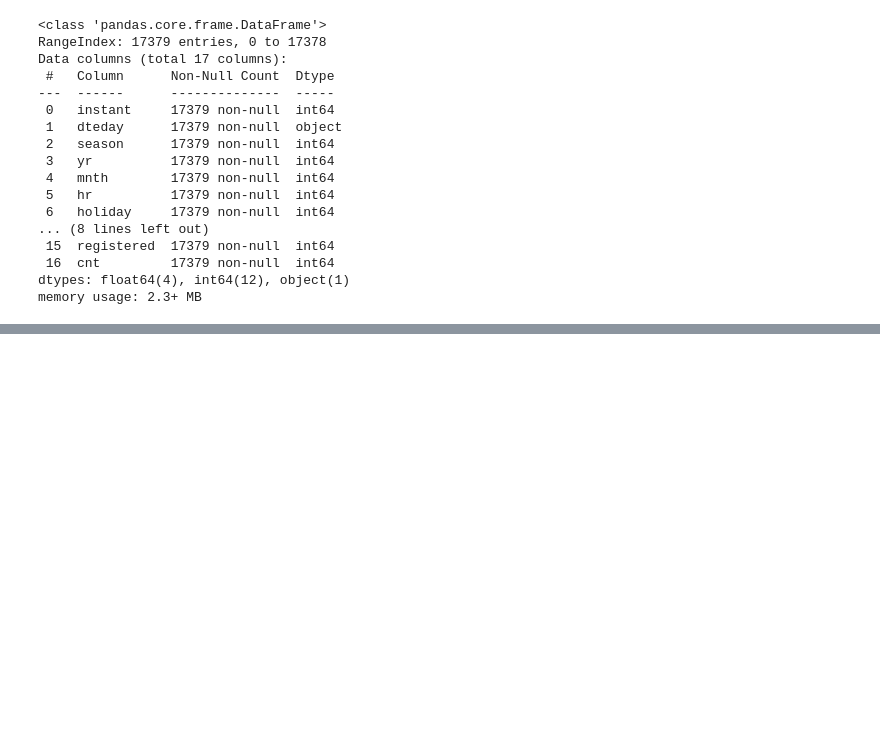
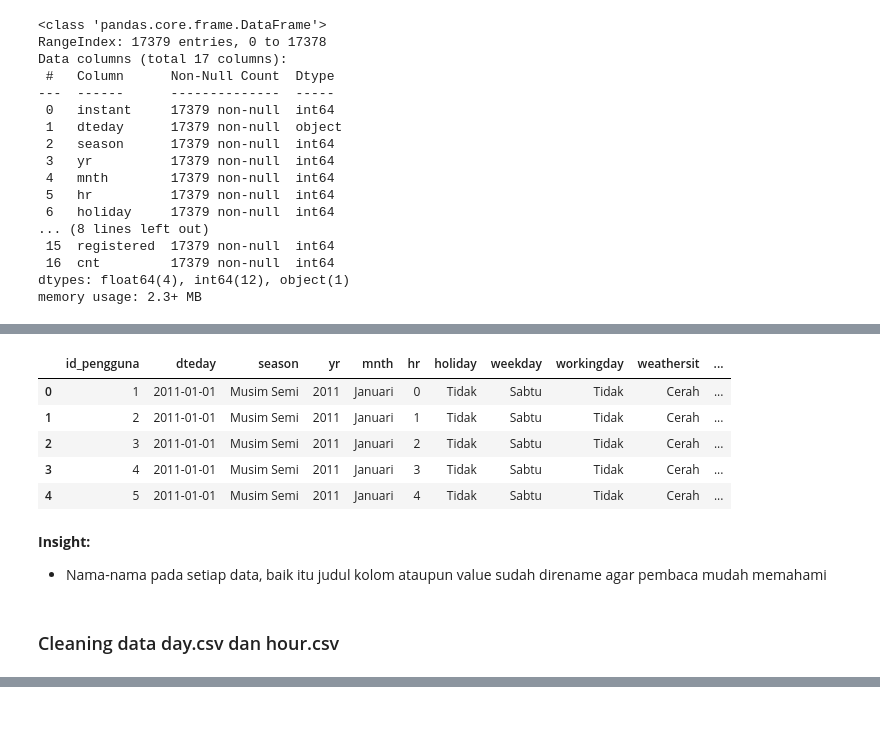
Before and after one commit to khalifumar/proyek_analisis_data, a Jupyter notebook: notebook.ipynb, the cells around one changed output, grey strips where cells are left out. Saved outputs shown, nothing was run; the diff lists cells and outputs as text; code cells hidden in the pictures; blank space fills up the shorter version.

```diff
--- a/notebook.ipynb
+++ b/notebook.ipynb
@@ -84,0 +252,78 @@ memory usage: 2.3+ MB
+# %%
+hour_df.rename(columns={'instant': 'id_pengguna'}, inplace=True)
+
+# Mengganti nilai-nilai pada "season" menjadi :
+# 1: "Musim Semi"
+# 2: "Musim Panas"
+# 3: "Musim Gugur"
+# 4: "Musim Dingin"
+season_mapping = {1: "Musim Semi", 2: "Musim Panas", 3: "Musim Gugur", 4: "Musim Dingin"}
+hour_df['season'] = hour_df['season'].map(season_mapping)
+
+# Mengganti nilai pada 'mnth' menjadi :
+# 1: "Januari"
+# 2: "Februaru"
+# 3: "Maret"
+# 4: "April"
+# 5: "Mei"
+# 6: "Juni"
+# 7: "Juli"
+# 8: "Agustus"
+# 9: "September"
+# 10: "Oktober"
+# 11: "November"
+# 12: "Desember"
+month_mapping = {1: "Januari", 2: "Februaru", 3: "Maret", 4: "April", 5: "Mei", 6: "Juni", 7: "Juli", 8: "Agustus", 9: "September", 10: "Oktober", 11: "November", 12: "Dsember"}
+hour_df['mnth'] = hour_df['mnth'].map(month_mapping)
+
+# Mengganti nilai pada "yr" menjadi :
+# 1: "2011"
+# 2: "2012"
+yr_mapping = {0: 2011, 1: 2012}
+hour_df['yr'] = hour_df['yr'].map(yr_mapping)
+
+# Mengganti nilai pada "holiday" menjadi :
+# 0: "Tidak"
+# 1: "Ya"
+holiday_mapping = {0: "Tidak", 1: "Ya"}
+hour_df['holiday'] = hour_df['holiday'].map(holiday_mapping)
+
+# Mengganti nilai pada 'weekday' menjadi :
+# 0: "Minggu"
+# 1: "Senin"
+# 2: "Selasa"
+# 3: "Rabu"
+# 4: "Kamis"
+# 5: "Jumat"
+# 6: "Sabtu"
+weekday_mapping = {0: "Minggu", 1: "Senin", 2: "Selasa", 3: "Rabu", 4: "Kamis", 5: "Jumat", 6: "Sabtu"}
+hour_df['weekday'] = hour_df['weekday'].map(weekday_mapping)
+
+# Mengganti nilai pada "workingday" menjadi :
+# 0: "Tidak"
+# 1: "Ya"
+workingday_mapping = {0: "Tidak", 1: "Ya"}
+hour_df['workingday'] = hour_df['workingday'].map(workingday_mapping)
+
+# Mengganti nilai pada "weathersit" menjadi :
+# 1: "Cerah"
+# 2: "Mendung"
+# 3: "Hujan"
+# 4: "Badai"
+weathersit_mapping = {1: "Cerah", 2: "Mendung", 3: "Hujan", 4: "Badai"}
+hour_df['weathersit'] = hour_df['weathersit'].map(weathersit_mapping)
+
+all_df = hour_df
+all_df.head()
+# %% [output]
+|  | id_pengguna | dteday | season | yr | mnth | hr | holiday | weekday | workingday | weathersit | ... |
+| 0 | 1 | 2011-01-01 | Musim Semi | 2011 | Januari | 0 | Tidak | Sabtu | Tidak | Cerah | ... |
+| 1 | 2 | 2011-01-01 | Musim Semi | 2011 | Januari | 1 | Tidak | Sabtu | Tidak | Cerah | ... |
+| 2 | 3 | 2011-01-01 | Musim Semi | 2011 | Januari | 2 | Tidak | Sabtu | Tidak | Cerah | ... |
+| 3 | 4 | 2011-01-01 | Musim Semi | 2011 | Januari | 3 | Tidak | Sabtu | Tidak | Cerah | ... |
+| 4 | 5 | 2011-01-01 | Musim Semi | 2011 | Januari | 4 | Tidak | Sabtu | Tidak | Cerah | ... |
+# %% [markdown]
+**Insight:**
+- Nama-nama pada setiap data, baik itu judul kolom ataupun value sudah direname agar pembaca mudah memahami
+# %% [markdown]
+### Cleaning data day.csv dan hour.csv
```
Also changed, not shown: parts of 119 cells of this notebook, 3 other files.
